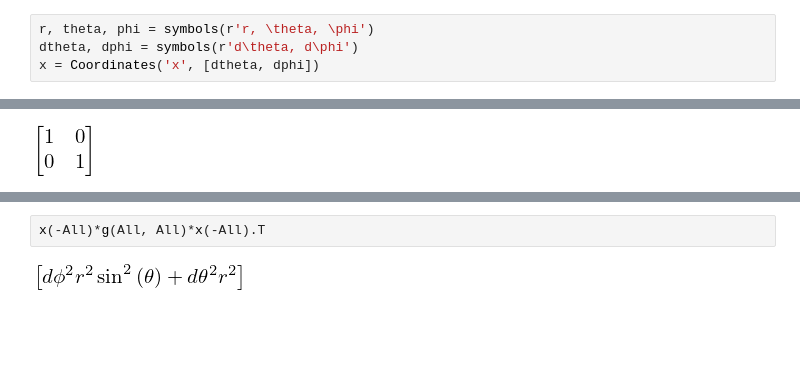
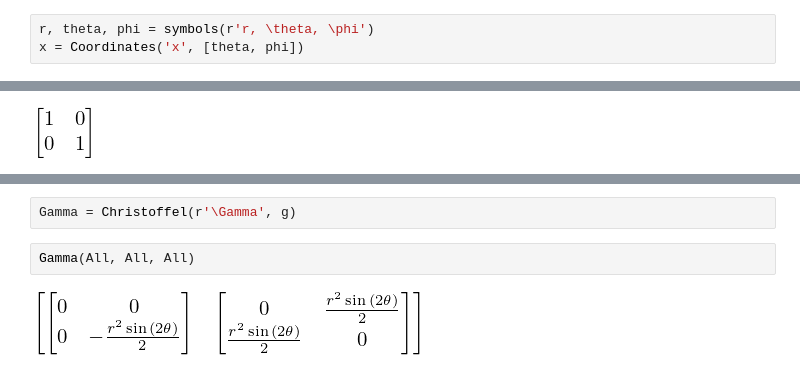
Before and after one commit to marcinofulus/jupyter4edu, a Jupyter notebook: augsburg/notebooks/generalrelativity/IntroductionGravipy.ipynb, the cells around one changed output, grey strips where cells are left out. Cells and saved outputs as stored; diff of their text form; blank space fills up the shorter version.

```diff
--- a/augsburg/notebooks/generalrelativity/IntroductionGravipy.ipynb
+++ b/augsburg/notebooks/generalrelativity/IntroductionGravipy.ipynb
@@ -46,6 +47,5 @@ init_printing()
 For our first steps, we start by considering a two-dimensional sphere embedded in three-dimensional space. Only later will we move to four-dimensional space-time. We begin by introducing symbols and define two of the symbols as coordinates.
 # %%
 r, theta, phi = symbols(r'r, \theta, \phi')
-dtheta, dphi = symbols(r'd\theta, d\phi')
-x = Coordinates('x', [dtheta, dphi])
+x = Coordinates('x', [theta, phi])
 # %% [markdown]
@@ -120,4 +127,6 @@ x.components
+# %%
+Gamma = Christoffel(r'\Gamma', g)
 # %%
-x(-All)*g(All, All)*x(-All).T
+Gamma(All, All, All)
 # %% [output]
-[figure, old version]
+[figure, new version]
```
Also changed, not shown: parts of 29 cells of this notebook.
